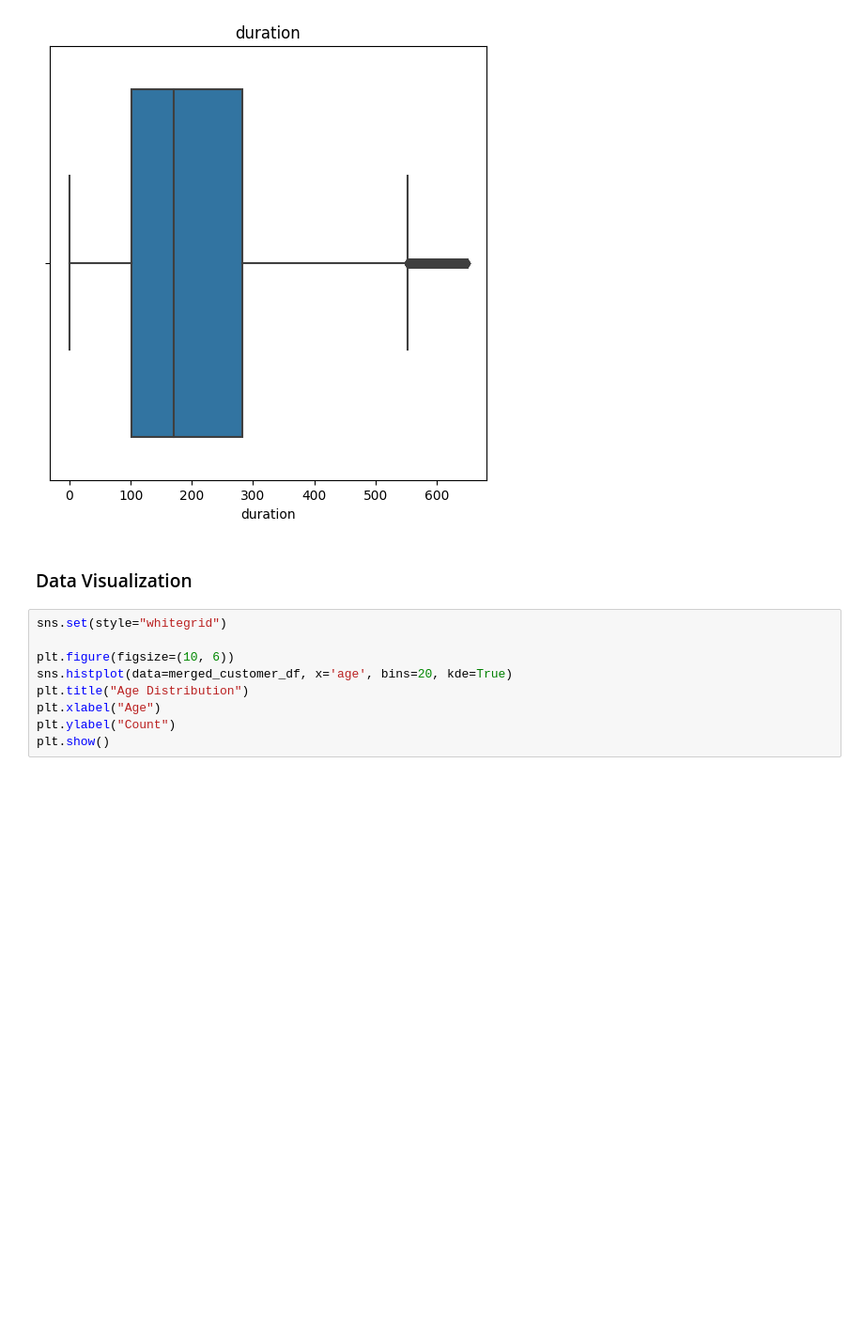
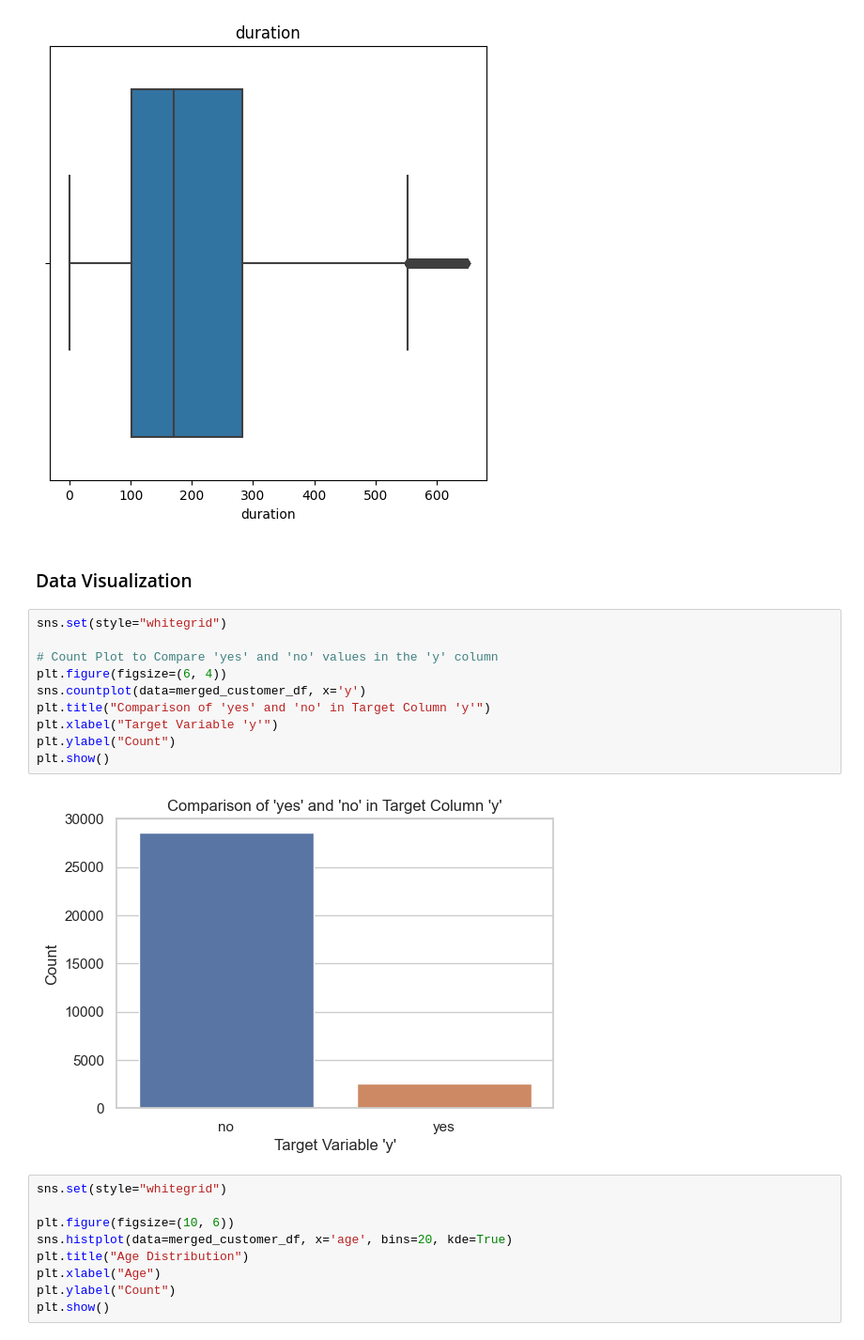
Before and after one commit to Mayank5112/Capstone-Project-5, a Jupyter notebook: capestone-5.ipynb, the cells around one changed output. Shown at 94% size. Cells and saved outputs as stored; diff of their text form; blank space fills up the shorter version.

```diff
--- a/capestone-5.ipynb
+++ b/capestone-5.ipynb
@@ -518,6 +638,18 @@ for column in outlier_columns:
 [figure]
 # %% [markdown]
 ### Data Visualization
+# %%
+sns.set(style="whitegrid")
+
+# Count Plot to Compare 'yes' and 'no' values in the 'y' column
+plt.figure(figsize=(6, 4))
+sns.countplot(data=merged_customer_df, x='y')
+plt.title("Comparison of 'yes' and 'no' in Target Column 'y'")
+plt.xlabel("Target Variable 'y'")
+plt.ylabel("Count")
+plt.show()
+# %% [output]
+[figure, added]
 # %%
 sns.set(style="whitegrid")
 
```
Also changed, not shown: parts of 49 cells of this notebook.
